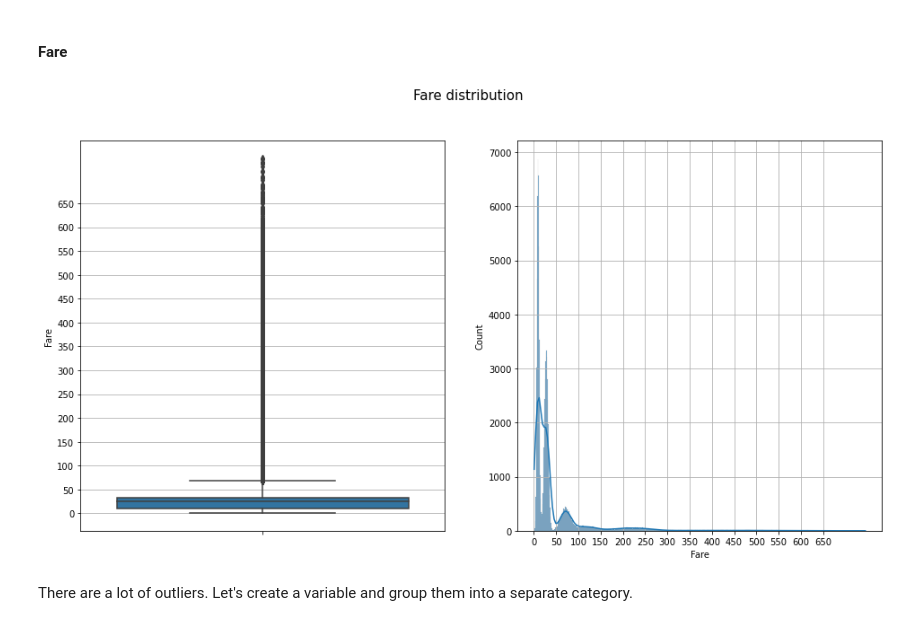
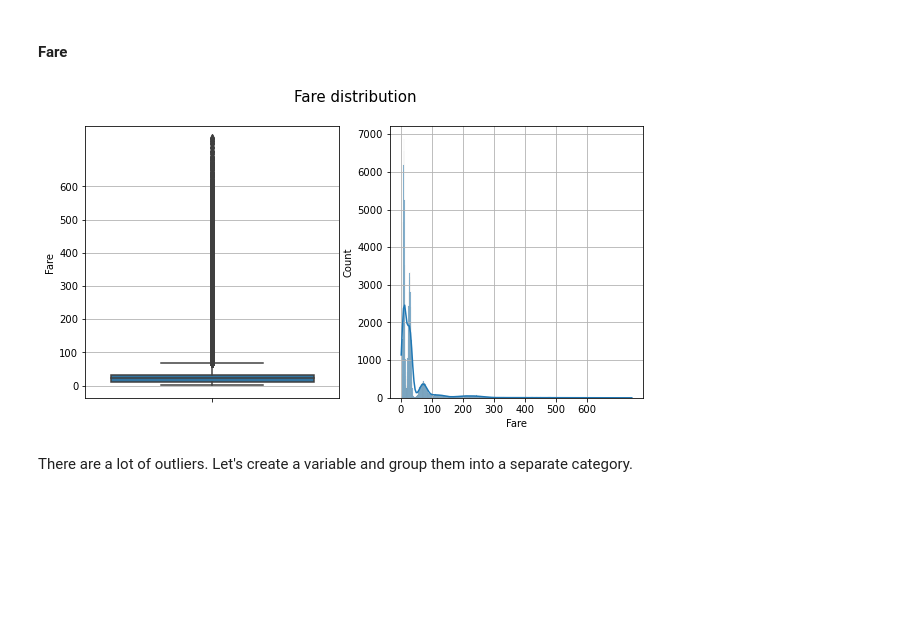
Before and after one commit to MeSugar/synth_competition, a Jupyter notebook: synthanic_competition.ipynb, the cells around one changed output. Cells and saved outputs as stored; diff of their text form; code cells hidden in the pictures; blank space fills up the shorter version.

```diff
--- a/synthanic_competition.ipynb
+++ b/synthanic_competition.ipynb
@@ -41,7 +41,8 @@ parch: The dataset defines family relations in this way...
 - Child = daughter, son, stepdaughter, stepson
 - Some children travelled only with a nanny, therefore parch=0 for them.
 # %%
-data = pd.read_csv('train.csv', index_col='PassengerId')
+data = pd.read_csv('data/train.csv', index_col='PassengerId')
+test_data = pd.read_csv('data/test.csv', index_col='PassengerId')
 data.sample(10)
 # %% [output]
 |  | Survived | Pclass | Name | Sex | Age | SibSp | Parch | Ticket | Fare | Cabin | ... |
@@ -59,6 +60,6 @@ data.sample(10)
 # %%
 #helper functions for plotting
-def plot_numeric_variable(data, title, figsize=(16, 8), scale_range=None):
+def plot_numeric_variable(data, title, figsize=(10, 5), scale_range=None):
     fig, axes = plt.subplots(nrows=1, ncols=2, figsize=figsize)
     fig.suptitle(title, fontsize=15)
     axes[0].grid()
@@ -69,7 +70,7 @@ def plot_numeric_variable(data, title, figsize=(16, 8), scale_range=None):
     sns.histplot(x=data, ax=axes[1], kde=True)
     sns.boxplot(y=data, ax=axes[0])
 
-def plot_categorical_variable(data, title, figsize=(16, 8)):
+def plot_categorical_variable(data, title, figsize=(10, 5)):
     fig, axes = plt.subplots(nrows=1, ncols=2, figsize=figsize)
     fig.suptitle(title, fontsize=15)
     data.plot(kind='barh', ax=axes[0])
@@ -315,9 +336,9 @@ plot_categorical_variable(data.ManyRelatives.value_counts(), 'ManyRelatives')
 # %% [markdown]
 #### Fare
 # %%
-plot_numeric_variable(data.Fare, 'Fare distribution', scale_range=range(0, 700, 50))
+plot_numeric_variable(data.Fare, 'Fare distribution', scale_range=range(0, 700, 100))
 # %% [output]
-[figure, old version]
+[figure, new version]
 # %% [markdown]
 There are a lot of outliers. Let's create a variable and group them into a separate category.
 # %%
```
Also changed, not shown: parts of 81 cells of this notebook.
